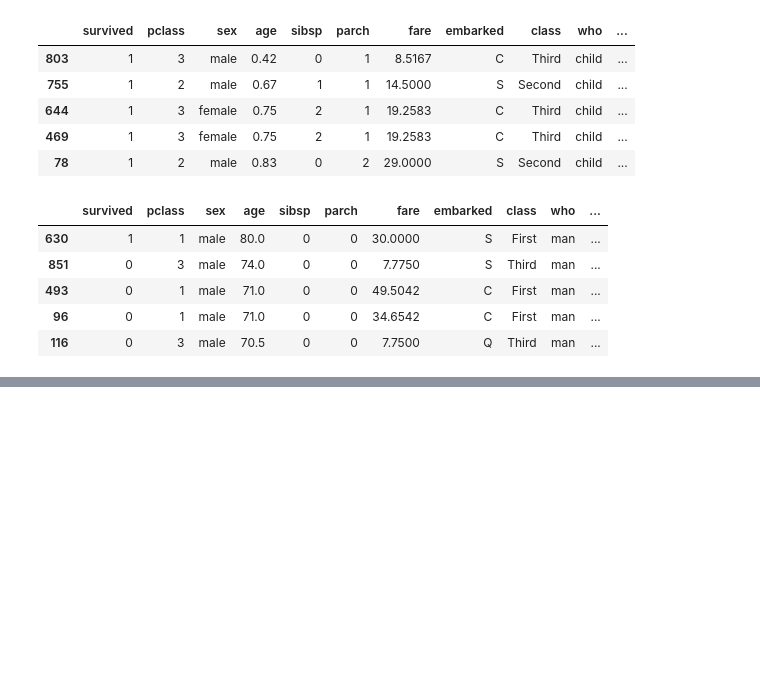
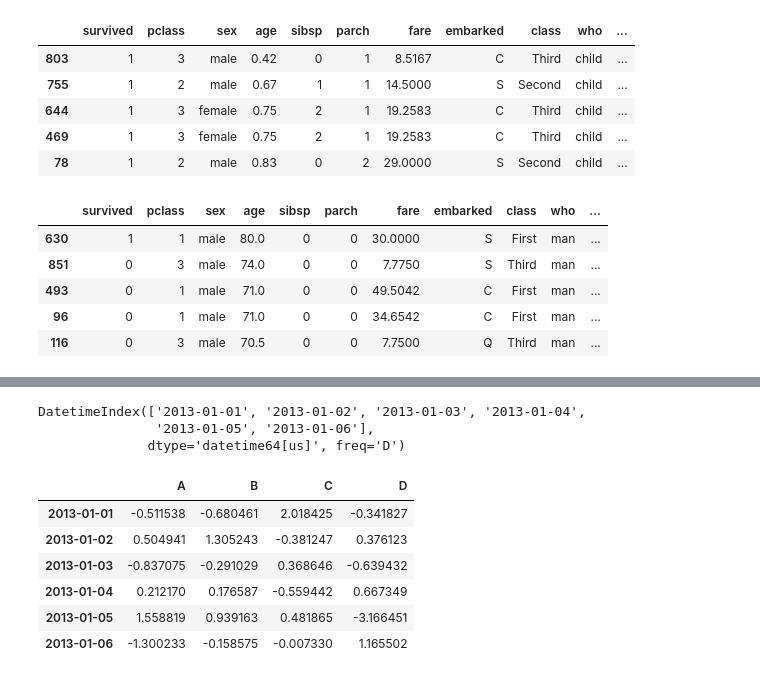
Before and after one commit to AltafHussain533/pandas-for-data-science, a Jupyter notebook: pandas.ipynb, the cells around one changed output, grey strips where cells are left out. Cells and saved outputs as stored; diff of their text form; code cells hidden in the pictures; blank space fills up the shorter version.

```diff
--- a/pandas.ipynb
+++ b/pandas.ipynb
@@ -493,0 +510,18 @@ titanic.sort_values(by="age",ascending=False).head()
+# %%
+dates = pd.date_range("20130101", periods=6)
+dates
+# %% [output]
+DatetimeIndex(['2013-01-01', '2013-01-02', '2013-01-03', '2013-01-04',
+               '2013-01-05', '2013-01-06'],
+              dtype='datetime64[us]', freq='D')
+# %%
+df = pd.DataFrame(np.random.randn(6, 4), index=dates, columns=list("ABCD"))
+df
+# %% [output]
+|  | A | B | C | D |
+| 2013-01-01 | -0.511538 | -0.680461 | 2.018425 | -0.341827 |
+| 2013-01-02 | 0.504941 | 1.305243 | -0.381247 | 0.376123 |
+| 2013-01-03 | -0.837075 | -0.291029 | 0.368646 | -0.639432 |
+| 2013-01-04 | 0.212170 | 0.176587 | -0.559442 | 0.667349 |
+| 2013-01-05 | 1.558819 | 0.939163 | 0.481865 | -3.166451 |
+| 2013-01-06 | -1.300233 | -0.158575 | -0.007330 | 1.165502 |
```
Also changed, not shown: parts of 11 cells of this notebook.
